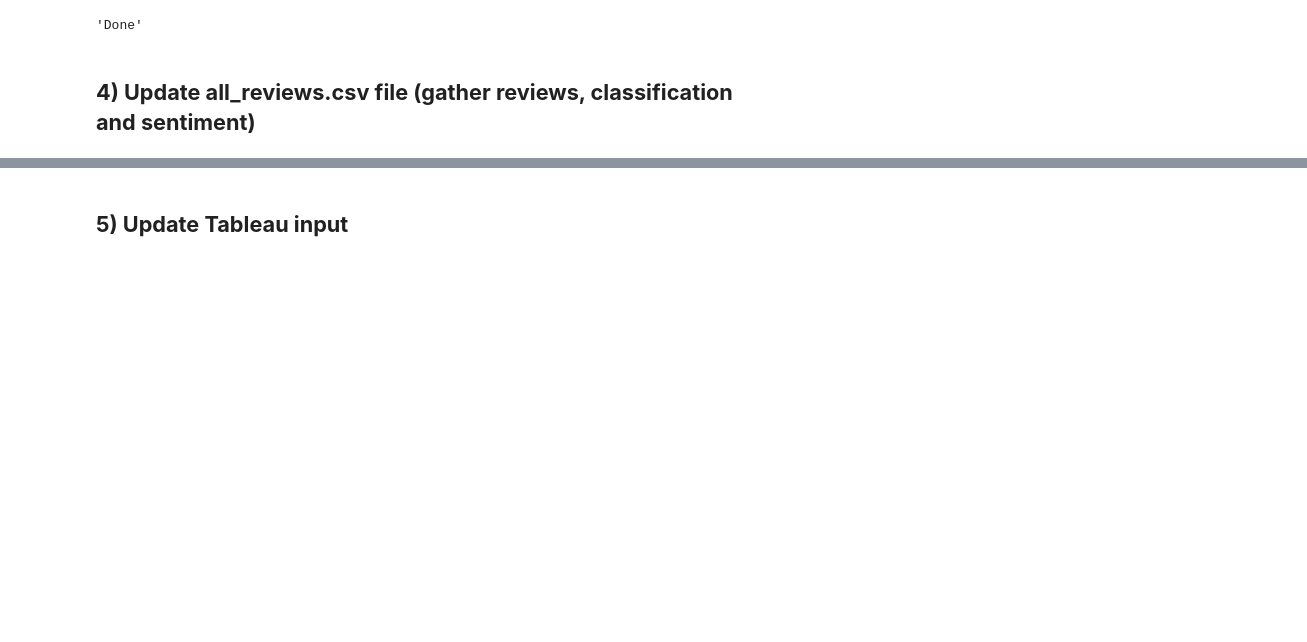
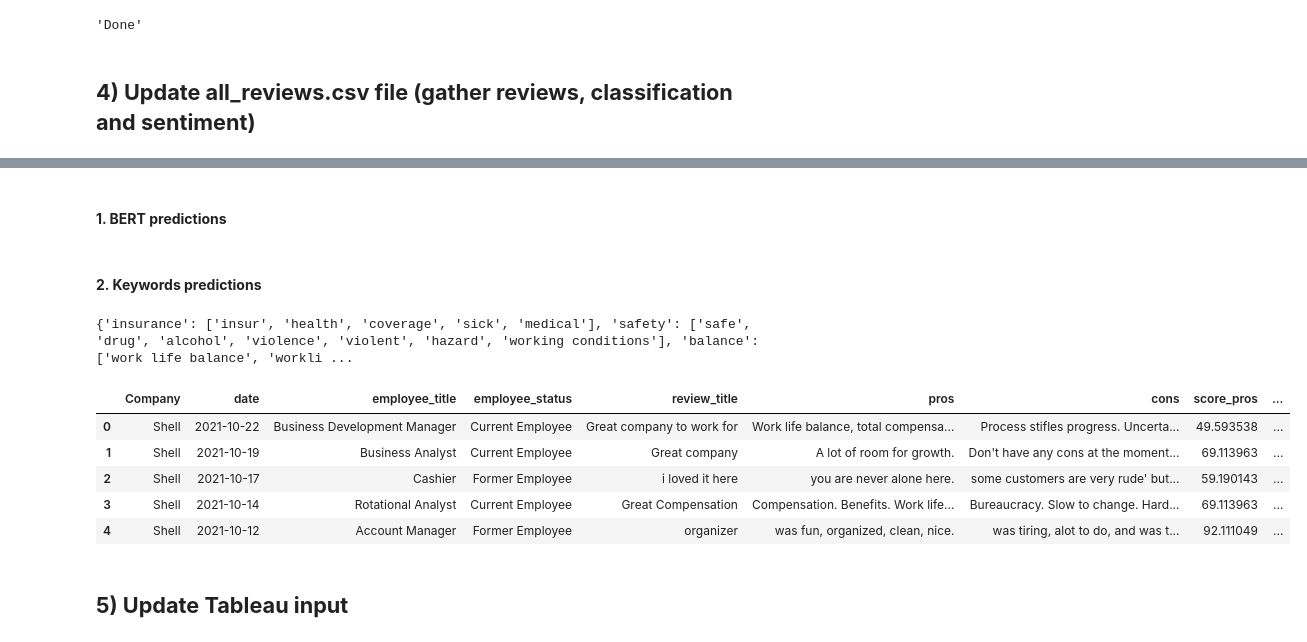
Before and after one commit to pentagramswheel/envisioning, a Jupyter notebook: Final Project/run-to-update/Run_to_update.ipynb, the cells around one changed output, grey strips where cells are left out. Saved outputs shown, nothing was run; the diff lists cells and outputs as text; code cells hidden in the pictures; blank space fills up the shorter version.

```diff
--- a/Final Project/run-to-update/Run_to_update.ipynb
+++ b/Final Project/run-to-update/Run_to_update.ipynb
@@ -102,3 +103,5 @@ display(all_reviews.head())
+# %% [markdown]
+#### **1. BERT predictions**
 # %%
 # CAREFUL! This cell is excessively long to run, even for one call of predict_social_classification() in the loop
 # Please try it with overwrite = False, only one nature_review element and one Social_criteria element, and on all_reviews.head().copy() to see it run
@@ -124,6 +127,24 @@ if run_this_cell:
   if overwrite:
     all_reviews_S.to_csv(root_path + 'datasets/all_reviews_S.csv', index = False, sep = ';')
   display(all_reviews_S)
+# %% [markdown]
+#### **2. Keywords predictions**
+# %%
+with open(root_path + 'topic-detection/social-models/social_keywords.json') as data_file:
+  social_keywords = json.load(data_file)
+
+print(social_keywords)
+
+all_reviews_S = notebook_script.keywords_topic_detection(all_reviews, social_keywords)
+display(all_reviews_S.head())
+# %% [output]
+{'insurance': ['insur', 'health', 'coverage', 'sick', 'medical'], 'safety': ['safe', 'drug', 'alcohol', 'violence', 'violent', 'hazard', 'working conditions'], 'balance': ['work life balance', 'workli ...
+|  | Company | date | employee_title | employee_status | review_title | pros | cons | score_pros | ... |
+| 0 | Shell | 2021-10-22 | Business Development Manager | Current Employee | Great company to work for | Work life balance, total compensa... | Process stifles progress. Uncerta... | 49.593538 | ... |
+| 1 | Shell | 2021-10-19 | Business Analyst | Current Employee | Great company | A lot of room for growth. | Don't have any cons at the moment... | 69.113963 | ... |
+| 2 | Shell | 2021-10-17 | Cashier | Former Employee | i loved it here | you are never alone here. | some customers are very rude' but... | 59.190143 | ... |
+| 3 | Shell | 2021-10-14 | Rotational Analyst | Current Employee | Great Compensation | Compensation. Benefits. Work life... | Bureaucracy. Slow to change. Hard... | 69.113963 | ... |
+| 4 | Shell | 2021-10-12 | Account Manager | Former Employee | organizer | was fun, organized, clean, nice. | was tiring, alot to do, and was t... | 92.111049 | ... |
 # %% [markdown]
 ## **5) Update Tableau input**
 # %%
```
Also changed, not shown: parts of 10 cells of this notebook, 1 other file.
